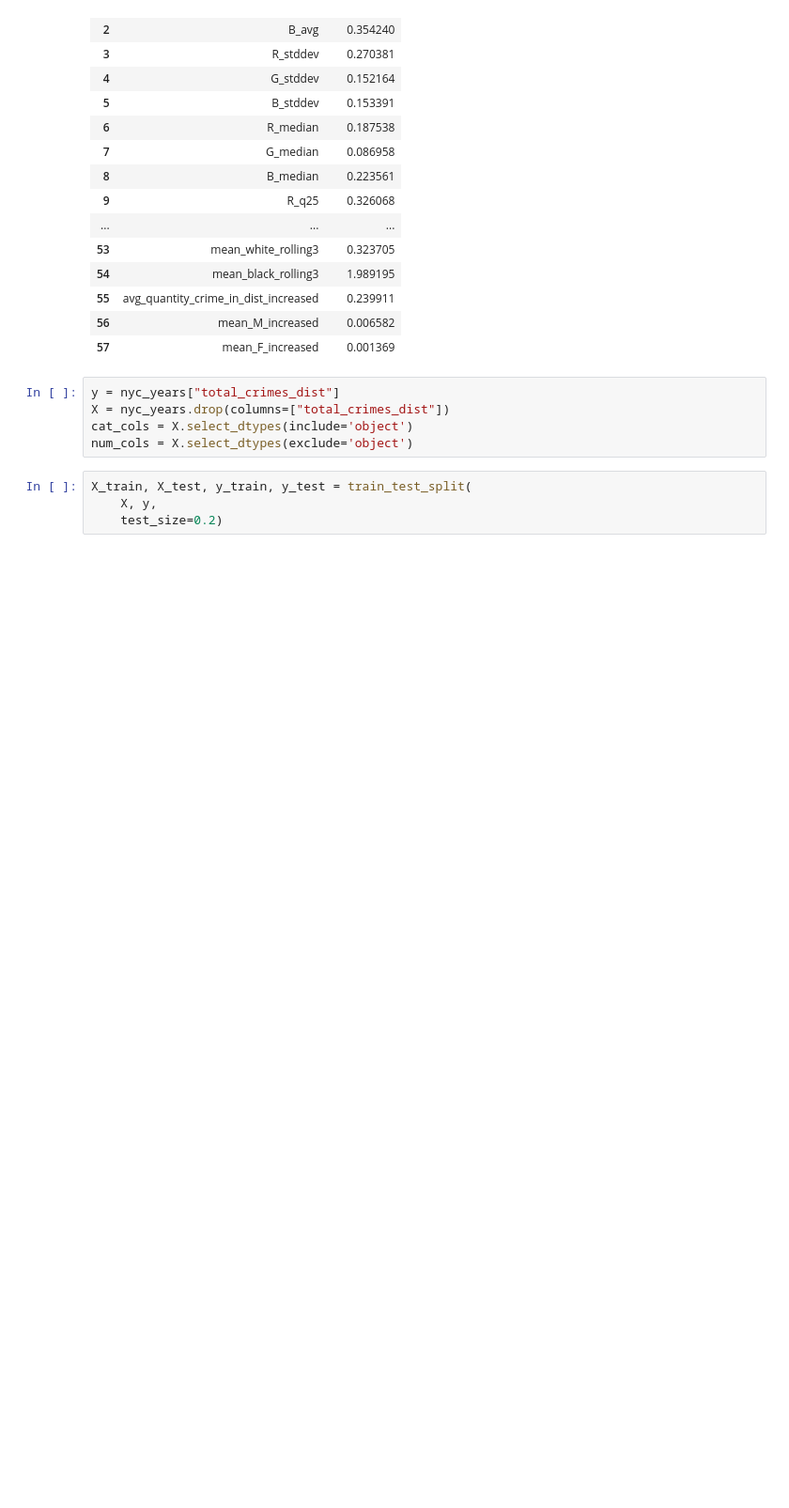
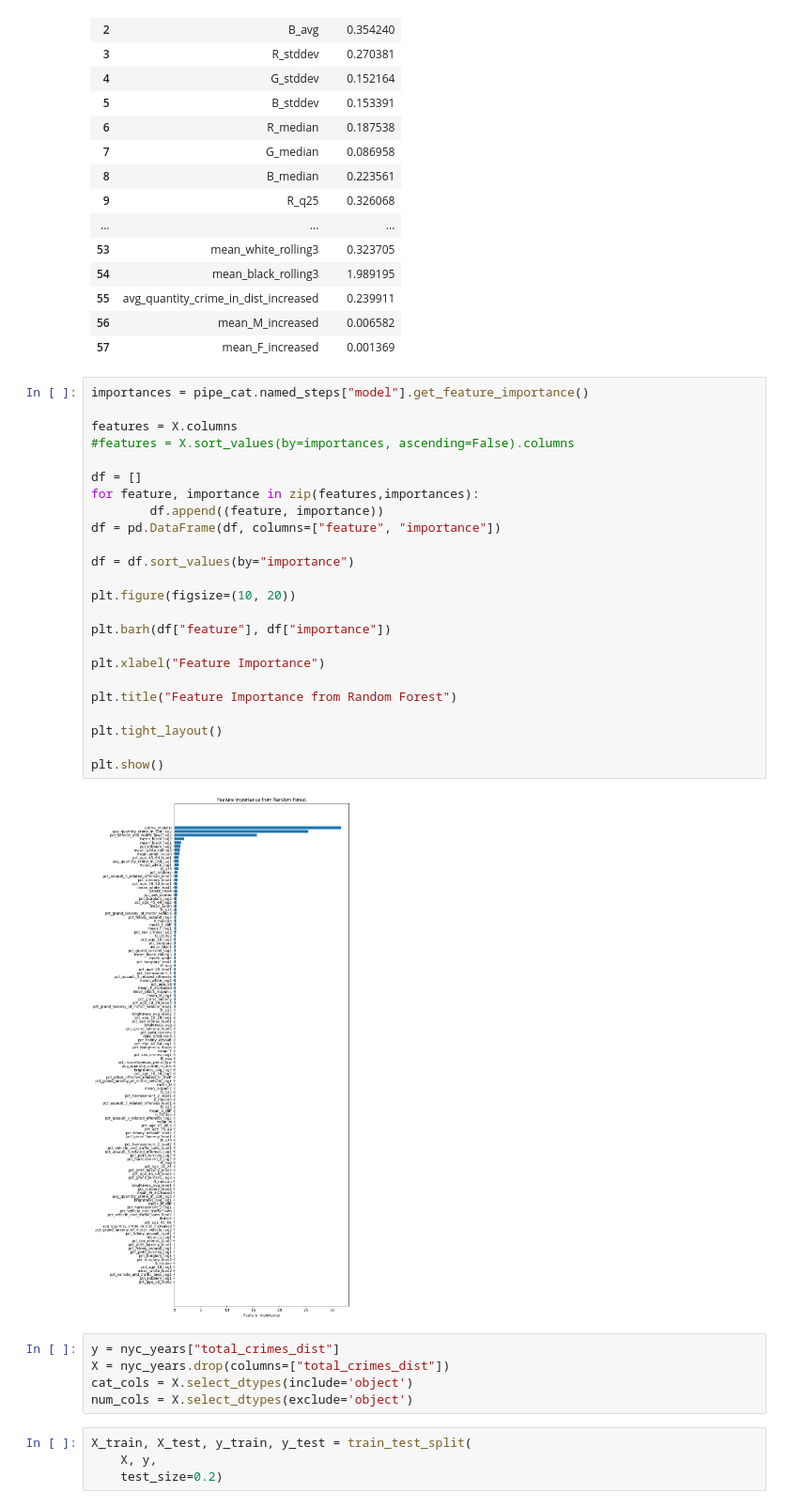
Before and after one commit to ElizabethSeth/ml_practice, a Jupyter notebook: ml_test.ipynb, the cells around one changed output. Shown at 94% size. Drawn from its saved outputs; the diff is of its cells as text; blank space fills up the shorter version.

Commit message:
feauture importance

```diff
--- a/ml_test.ipynb
+++ b/ml_test.ipynb
@@ -1059,6 +1059,32 @@ df
 | 55 | avg_quantity_crime_in_dist_increased | 0.239911 |
 | 56 | mean_M_increased | 0.006582 |
 | 57 | mean_F_increased | 0.001369 |
+# %%
+importances = pipe_cat.named_steps["model"].get_feature_importance()
+
+features = X.columns
+#features = X.sort_values(by=importances, ascending=False).columns
+
+df = []
+for feature, importance in zip(features,importances):
+        df.append((feature, importance))
+df = pd.DataFrame(df, columns=["feature", "importance"])
+
+df = df.sort_values(by="importance")
+
+plt.figure(figsize=(10, 20))
+
+plt.barh(df["feature"], df["importance"])
+
+plt.xlabel("Feature Importance")
+
+plt.title("Feature Importance from Random Forest")
+
+plt.tight_layout()
+
+plt.show()
+# %% [output]
+[figure, added]
 # %%
 y = nyc_years["total_crimes_dist"]
 X = nyc_years.drop(columns=["total_crimes_dist"])
```
